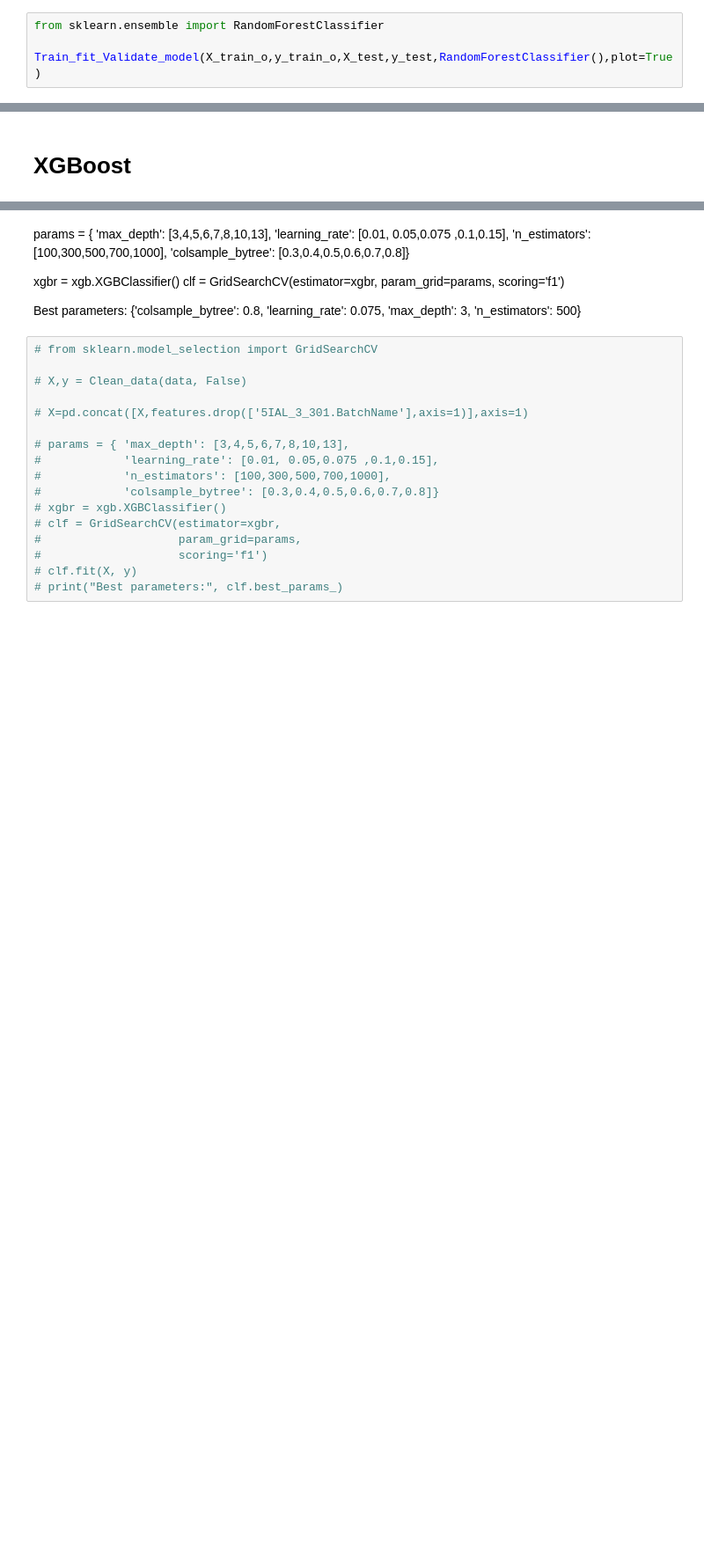
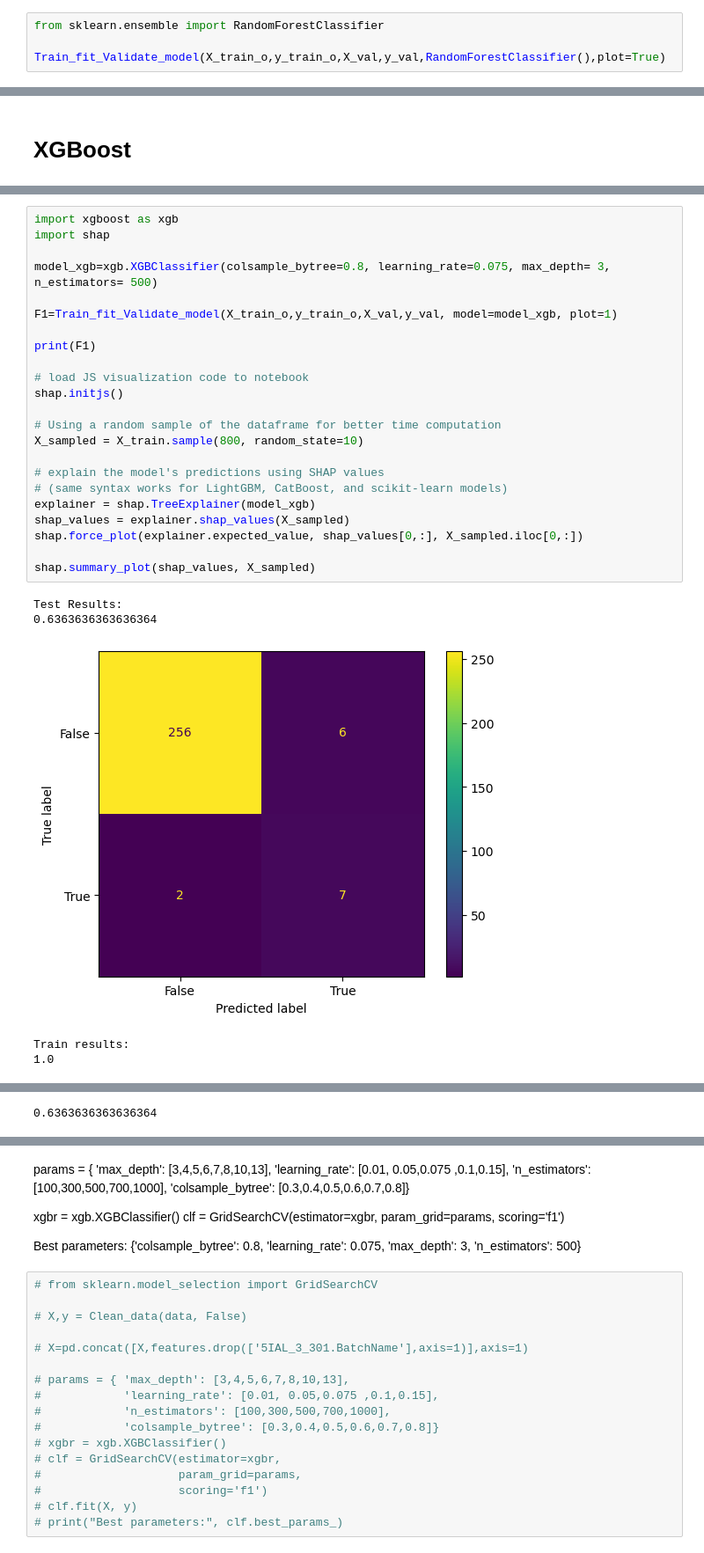
Before and after one commit to Frakert/Predictive-Maintenance-Membrane-pumpm, a Jupyter notebook: Data Analysis/Kaggle (Juypter Notebook)/Aggregation classifer - Jupyter.ipynb, the cells around one changed output, grey strips where cells are left out. Shown at 88% size. Drawn from its saved outputs; the diff is of its cells as text; blank space fills up the shorter version.

```diff
--- a/Data Analysis/Kaggle (Juypter Notebook)/Aggregation classifer - Jupyter.ipynb
+++ b/Data Analysis/Kaggle (Juypter Notebook)/Aggregation classifer - Jupyter.ipynb
@@ -461,6 +455,6 @@ Train results:
 # %%
 from sklearn.ensemble import RandomForestClassifier
 
-Train_fit_Validate_model(X_train_o,y_train_o,X_test,y_test,RandomForestClassifier(),plot=True)
+Train_fit_Validate_model(X_train_o,y_train_o,X_val,y_val,RandomForestClassifier(),plot=True)
 # %% [output]
 Test Results:
@@ -490,0 +469,29 @@ Train results:
+# %%
+import xgboost as xgb
+import shap
+
+model_xgb=xgb.XGBClassifier(colsample_bytree=0.8, learning_rate=0.075, max_depth= 3, n_estimators= 500)
+
+F1=Train_fit_Validate_model(X_train_o,y_train_o,X_val,y_val, model=model_xgb, plot=1)
+
+print(F1)
+
+# load JS visualization code to notebook
+shap.initjs()
+
+# Using a random sample of the dataframe for better time computation
+X_sampled = X_train.sample(800, random_state=10)
+
+# explain the model's predictions using SHAP values
+# (same syntax works for LightGBM, CatBoost, and scikit-learn models)
+explainer = shap.TreeExplainer(model_xgb)
+shap_values = explainer.shap_values(X_sampled)
+shap.force_plot(explainer.expected_value, shap_values[0,:], X_sampled.iloc[0,:])
+
+shap.summary_plot(shap_values, X_sampled)
+# %% [output]
+Test Results:
+0.6363636363636364
+[figure, added]
+Train results:
+1.0
@@ -490,0 +499 @@ Train results:
+0.6363636363636364
```
Also changed, not shown: parts of 26 cells of this notebook, 4 other files.
